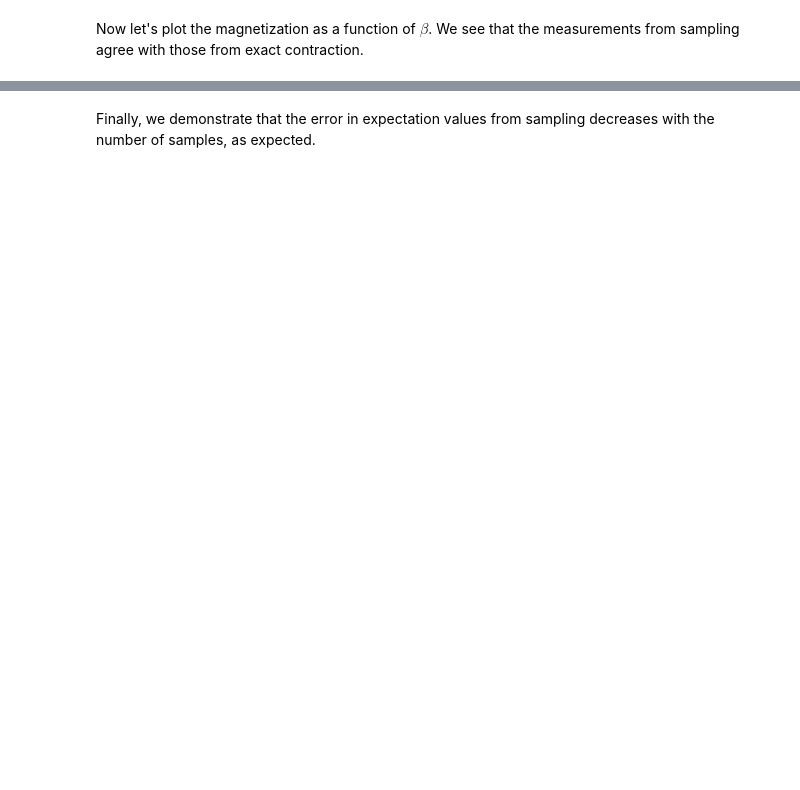
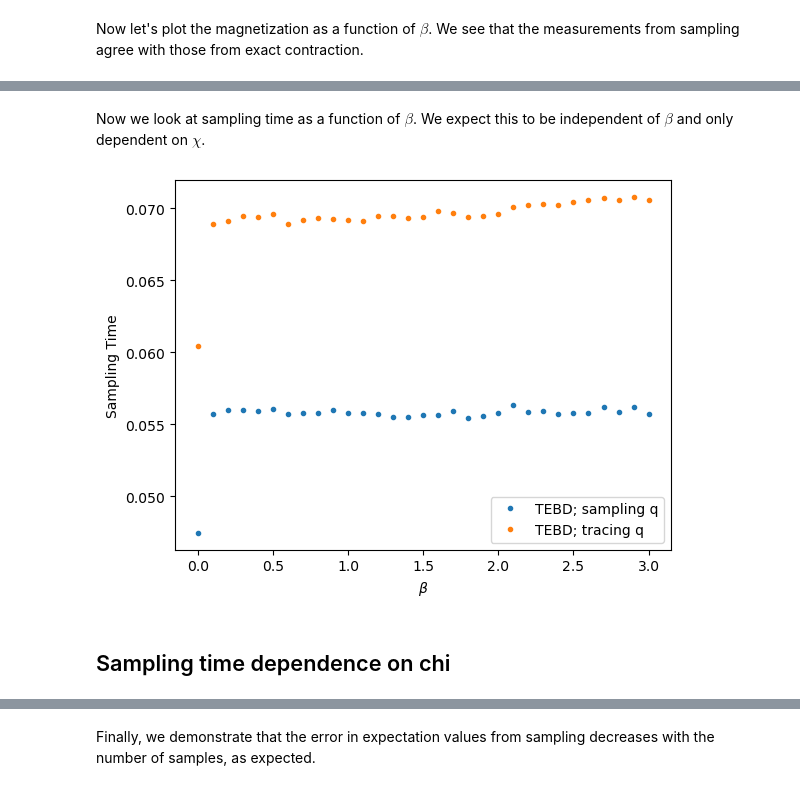
Before and after one commit to tenpy/tenpy_notebooks, a Jupyter notebook: 15_purification_sampling.ipynb, the cells around one changed output, grey strips where cells are left out. Cells and saved outputs as stored; diff of their text form; code cells hidden in the pictures; blank space fills up the shorter version.

```diff
--- a/15_purification_sampling.ipynb
+++ b/15_purification_sampling.ipynb
@@ -112,0 +122,14 @@ plt.show()
+# %% [markdown]
+Now we look at sampling time as a function of $\beta$. We expect this to be independent of $\beta$ and only dependent on $\chi$.
+# %%
+plt.plot(data_tebd['beta'], data_tebd['time_sq'], '.', label='TEBD; sampling q')
+plt.plot(data_tebd['beta'], data_tebd['time_nsq'], '.', label='TEBD; tracing q')
+
+plt.legend()
+plt.xlabel(r'$\beta$')
+plt.ylabel(r'Sampling Time')
+plt.show()
+# %% [output]
+[figure, added]
+# %% [markdown]
+## Sampling time dependence on chi
```
Also changed, not shown: parts of 14 cells of this notebook.
